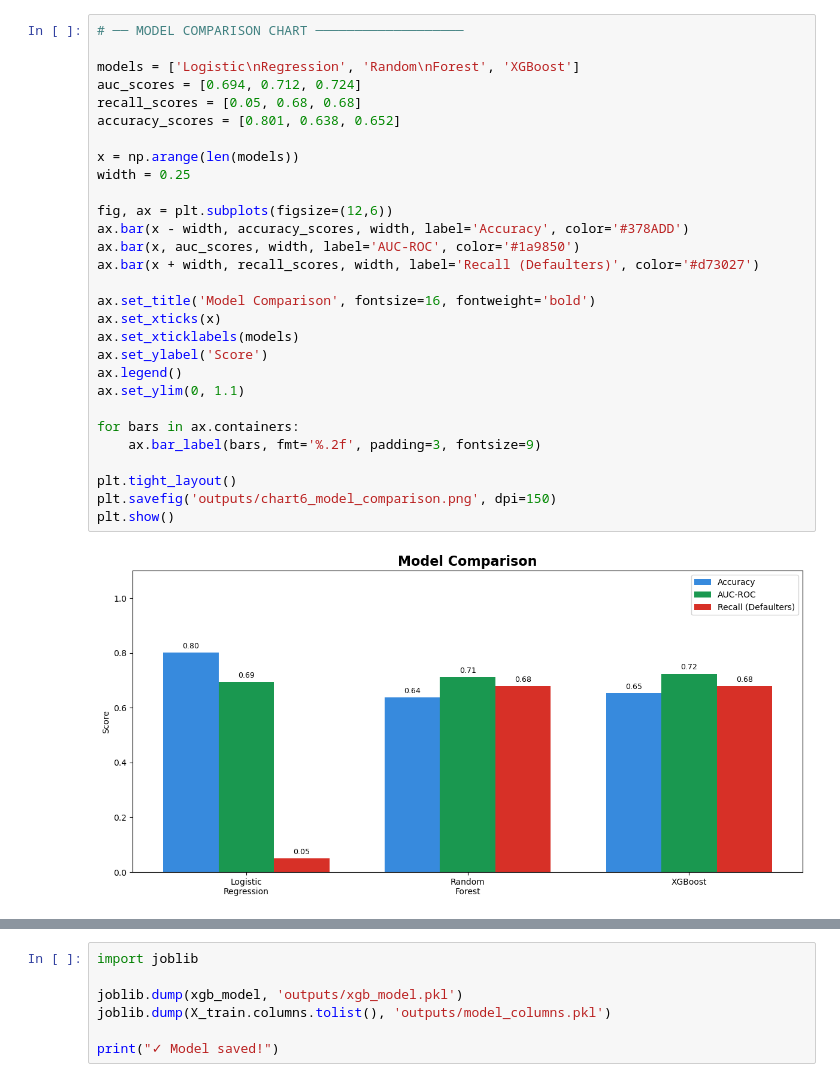
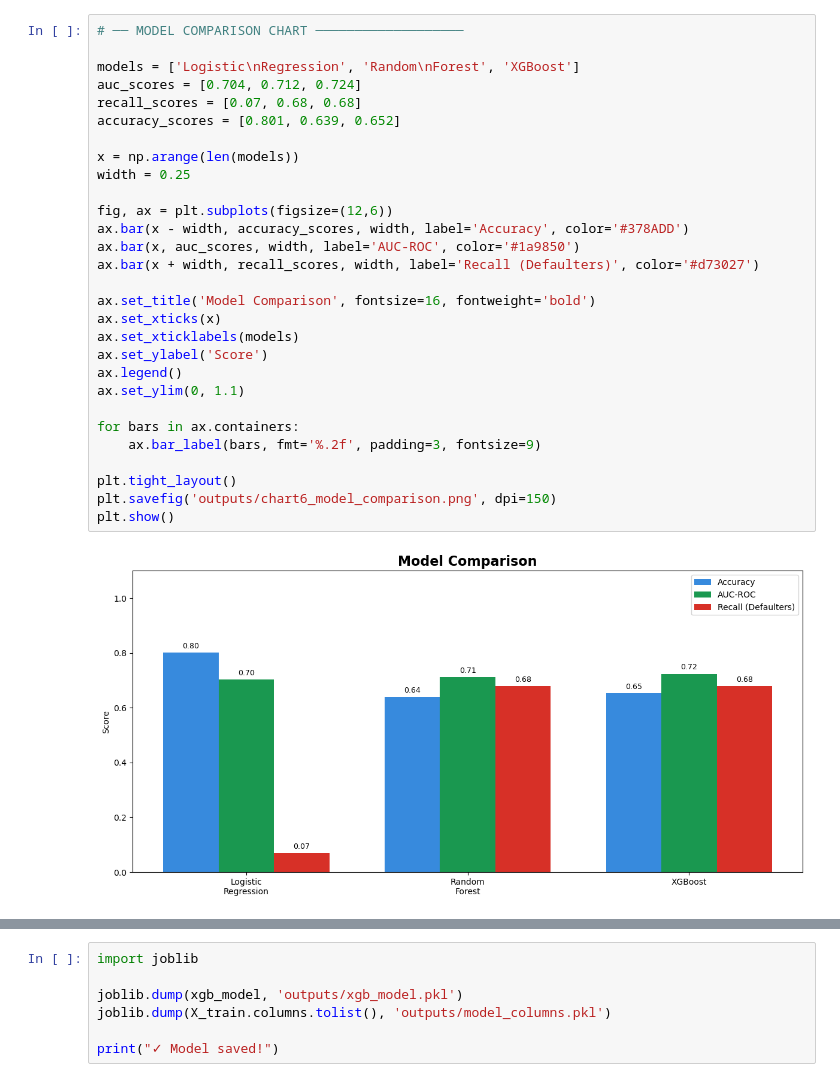
Before and after one commit to AgatsyaPatel/credit-risk-model, a Jupyter notebook: 05_model_building.ipynb, the cells around one changed output, grey strips where cells are left out. Cells and saved outputs as stored; diff of their text form.

```diff
--- a/05_model_building.ipynb
+++ b/05_model_building.ipynb
@@ -139,34 +139,34 @@ weighted avg       0.78      0.65      0.69    269062
 # %%
 # ── MODEL COMPARISON CHART ───────────────────
 
 models = ['Logistic\nRegression', 'Random\nForest', 'XGBoost']
-auc_scores = [0.694, 0.712, 0.724]
-recall_scores = [0.05, 0.68, 0.68]
-accuracy_scores = [0.801, 0.638, 0.652]
+auc_scores = [0.704, 0.712, 0.724]
+recall_scores = [0.07, 0.68, 0.68]
+accuracy_scores = [0.801, 0.639, 0.652]
 
 x = np.arange(len(models))
 width = 0.25
 
 fig, ax = plt.subplots(figsize=(12,6))
 ax.bar(x - width, accuracy_scores, width, label='Accuracy', color='#378ADD')
 ax.bar(x, auc_scores, width, label='AUC-ROC', color='#1a9850')
 ax.bar(x + width, recall_scores, width, label='Recall (Defaulters)', color='#d73027')
 
 ax.set_title('Model Comparison', fontsize=16, fontweight='bold')
 ax.set_xticks(x)
 ax.set_xticklabels(models)
 ax.set_ylabel('Score')
 ax.legend()
 ax.set_ylim(0, 1.1)
 
 for bars in ax.containers:
     ax.bar_label(bars, fmt='%.2f', padding=3, fontsize=9)
 
 plt.tight_layout()
 plt.savefig('outputs/chart6_model_comparison.png', dpi=150)
 plt.show()
 # %% [output]
-[figure, old version]
+[figure, new version]
 # %%
 # ── FEATURE IMPORTANCE ───────────────────────
 # Which features matter most to XGBoost?
```
Also changed, not shown: parts of 9 cells of this notebook, 1 other file.
